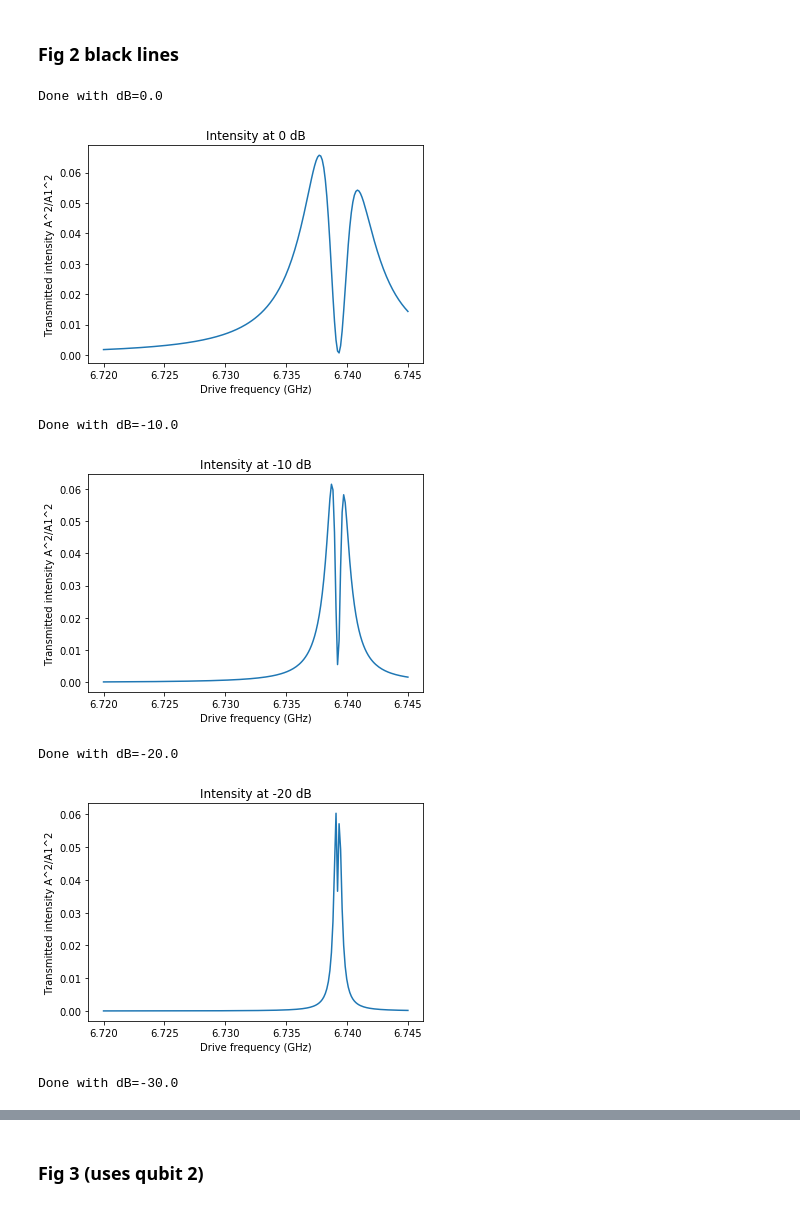
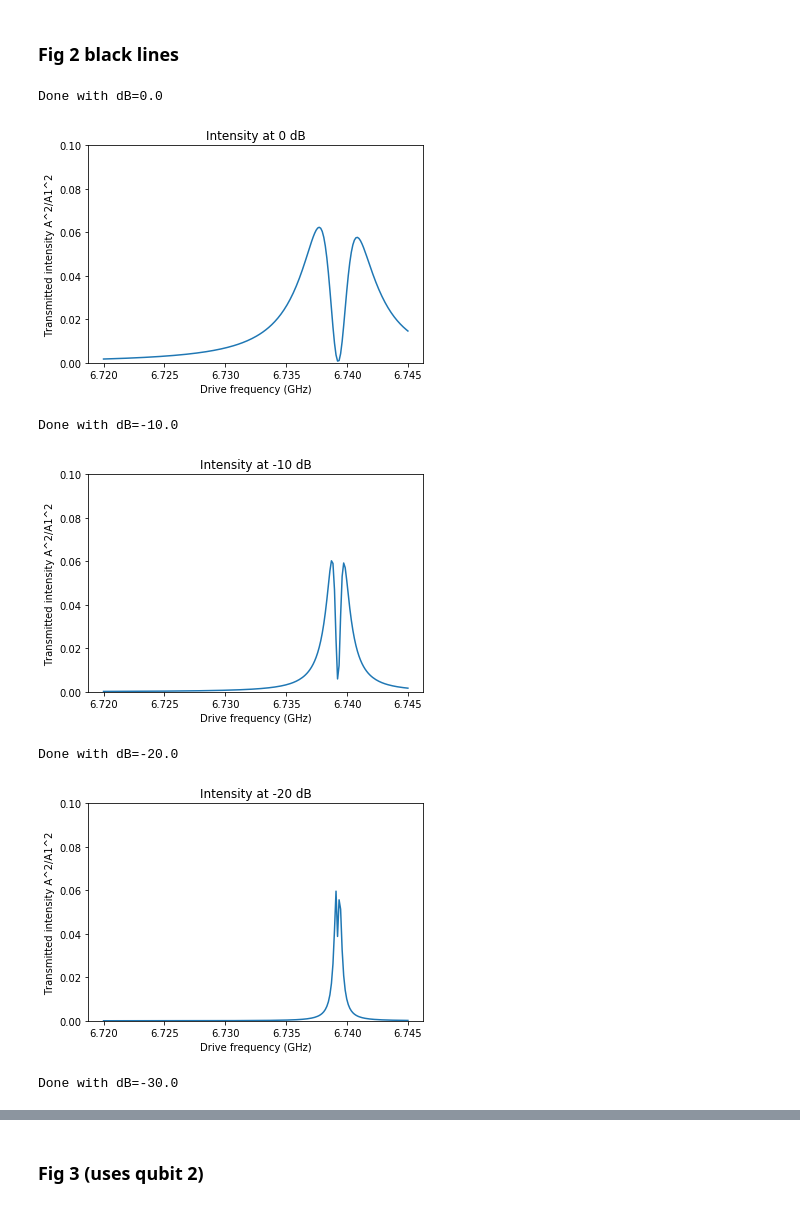
Before and after one commit to conniemiao/ele456_s2020, a Jupyter notebook: bishop_analysis.ipynb, the cells around one changed output, grey strips where cells are left out. Drawn from its saved outputs; the diff is of its cells as text; code cells hidden in the pictures.

```diff
--- a/bishop_analysis.ipynb
+++ b/bishop_analysis.ipynb
@@ -47,9 +47,9 @@ EJ_init = 41.714285714285715*EC_q[0] # temporary, this will be defined later as
 
 # number of cavity states
 # Nr = 3
-Nr = 5
+Nr = 8
 # number of transmon states
-Nj = 2
+Nj = 4
 
 # cavity/resonator frequency
 wr = 2*np.pi*6.92*GHz
@@ -167,6 +167,8 @@ def getHjcRWA(xi, wd, jkets, pN, qNum):
         temp = a*tensor(qeye(Nr), jkets[j+1]*jkets[j].dag())
         Hjc += hbar*gj[j]*(temp + temp.dag())
     Hjc += hbar*xi*a.dag() + hbar*xi*a
+
+    Hjc = pN*Hjc
     return Hjc
 
 # projection operator onto total n+j = N excitations
@@ -214,7 +216,7 @@ plt.title("Qubit frequencies sweeping B field")
 plt.show()
 
 bestEJ_q = [getEJ(8.6, EJ_max_q[0], C_q[0], EJphi_q[0]), getEJ(16.39, EJ_max_q[1], C_q[1], EJphi_q[1])]
-EJ_q = bestEJ_q
+EJ_q = np.copy(bestEJ_q)
 print(EJ_q[0]/EC_q[0])
 # %% [output]
 [figure]
@@ -303,7 +305,7 @@ xData = np.linspace(6.72*GHz, 6.745*GHz, num = nPoints)
 # xData = np.linspace(6.86*GHz, 6.89*GHz, num = nPoints)
 # xData = np.linspace(6.5*GHz, 7*GHz, num = nPoints)
 
-EJ_q = bestEJ_q
+EJ_q = np.copy(bestEJ_q)
 
 # drive strength: expect supersplitting when strength>1
 # for strength in [0.8, 1.7, 5, 20]:
@@ -392,39 +394,34 @@ def intensity(xi, wd, qNum):
 # %%
 nPoints = 200
 xData = np.linspace(6.72*GHz, 6.745*GHz, num = nPoints)
 # xData = np.linspace(6.72*GHz, 7.05*GHz, num = nPoints)
 fig2FullYData = []
 
 qNum = 0
-EJ_q = bestEJ_q
+EJ_q = np.copy(bestEJ_q)
 
 for dB in [0, -10, -20, -30]:
 # for dB in [0]:
     xi = dbtoxi(dB)
     fig2FullYData = []
     for i, fd in enumerate(xData):
 #         if i % 10 == 0:
 #             print("%d of %d done" % (i, nPoints))
-#         print("%d of %d done" % (i, nPoints))
-        try:
-            fig2FullYData.append(intensity(xi, fd*2*np.pi, qNum))
-        except:
-            fig2FullYData.append(fig2FullYData[len(fig2FullYData)-1])
-            print("Solver failed on fd %f" % fd)
+        fig2FullYData.append(intensity(xi, fd*2*np.pi, qNum))
 
     print("Done with dB=%.1f" % dB)
 
     plt.plot(xData, fig2FullYData)
     plt.xlabel('Drive frequency (GHz)')
     plt.ylabel('Transmitted intensity A^2/A1^2')
-#     plt.ylim(0, 0.1)
+    plt.ylim(0, 0.1)
     plt.title("Intensity at %d dB" % dB)
     plt.show()
 # %% [output]
 Done with dB=0.0
-[figure, old version]
+[figure, new version]
 Done with dB=-10.0
-[figure, old version]
+[figure, new version]
 Done with dB=-20.0
-[figure, old version]
+[figure, new version]
 Done with dB=-30.0
```
Also changed, not shown: parts of 4 cells of this notebook.
